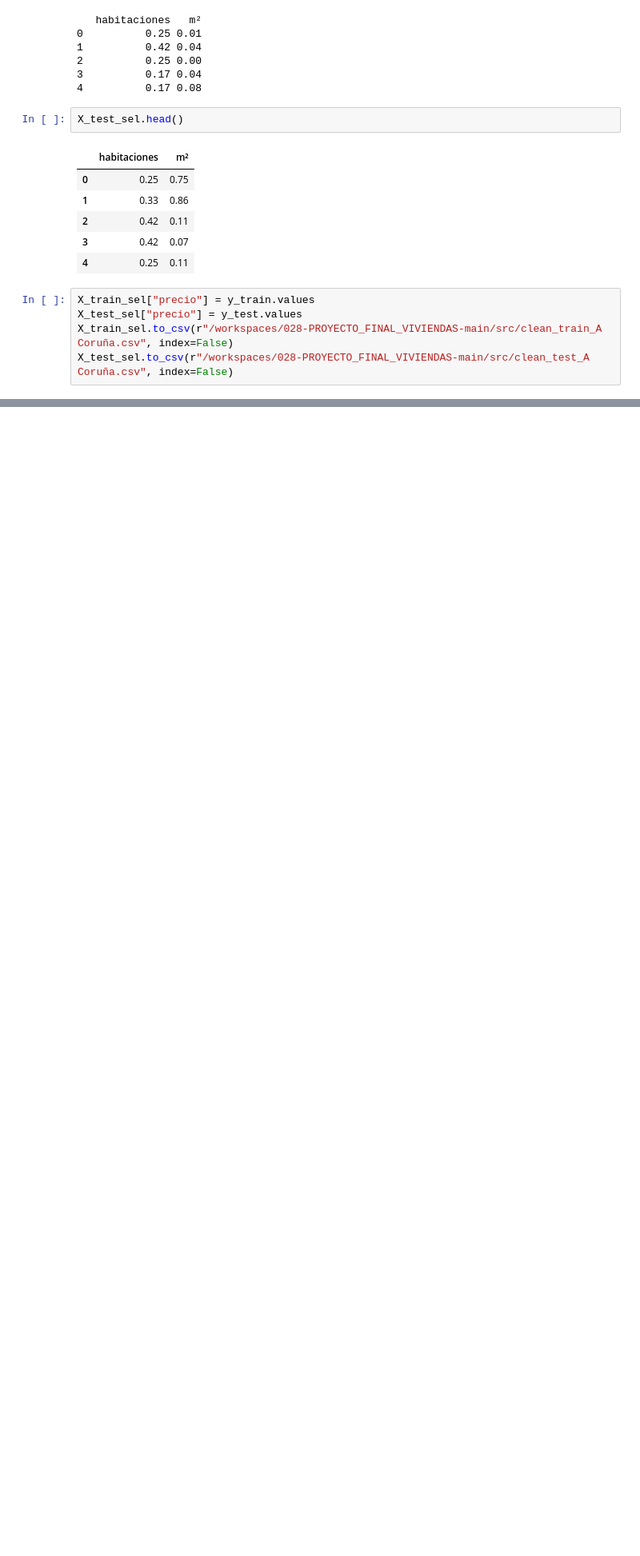
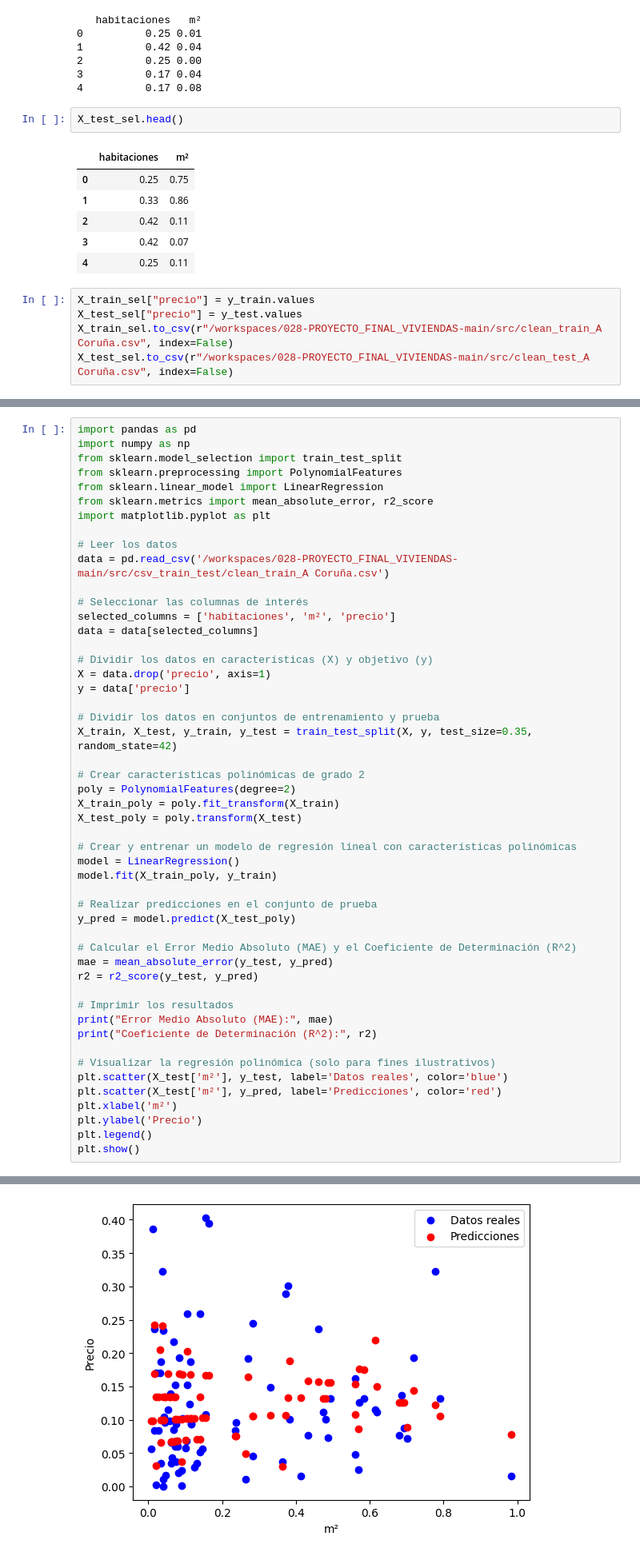
Before and after one commit to 4GeeksAcademy/028-PROYECTO_FINAL_VIVIENDAS-main-4geeks, a Jupyter notebook: src/prova.ipynb, the cells around one changed output, grey strips where cells are left out. Shown at 80% size. Saved outputs shown, nothing was run; the diff lists cells and outputs as text; blank space fills up the shorter version.

Commit message:
trainingtest

```diff
--- a/src/prova.ipynb
+++ b/src/prova.ipynb
@@ -399,0 +482,51 @@ X_test_sel.to_csv(r"/workspaces/028-PROYECTO_FINAL_VIVIENDAS-main/src/clean_test
+# %%
+import pandas as pd
+import numpy as np
+from sklearn.model_selection import train_test_split
+from sklearn.preprocessing import PolynomialFeatures
+from sklearn.linear_model import LinearRegression
+from sklearn.metrics import mean_absolute_error, r2_score
+import matplotlib.pyplot as plt
+
+# Leer los datos
+data = pd.read_csv('/workspaces/028-PROYECTO_FINAL_VIVIENDAS-main/src/csv_train_test/clean_train_A Coruña.csv')
+
+# Seleccionar las columnas de interés
+selected_columns = ['habitaciones', 'm²', 'precio']
+data = data[selected_columns]
+
+# Dividir los datos en características (X) y objetivo (y)
+X = data.drop('precio', axis=1)
+y = data['precio']
+
+# Dividir los datos en conjuntos de entrenamiento y prueba
+X_train, X_test, y_train, y_test = train_test_split(X, y, test_size=0.35, random_state=42)
+
+# Crear características polinómicas de grado 2
+poly = PolynomialFeatures(degree=2)
+X_train_poly = poly.fit_transform(X_train)
+X_test_poly = poly.transform(X_test)
+
+# Crear y entrenar un modelo de regresión lineal con características polinómicas
+model = LinearRegression()
+model.fit(X_train_poly, y_train)
+
+# Realizar predicciones en el conjunto de prueba
+y_pred = model.predict(X_test_poly)
+
+# Calcular el Error Medio Absoluto (MAE) y el Coeficiente de Determinación (R^2)
+mae = mean_absolute_error(y_test, y_pred)
+r2 = r2_score(y_test, y_pred)
+
+# Imprimir los resultados
+print("Error Medio Absoluto (MAE):", mae)
+print("Coeficiente de Determinación (R^2):", r2)
+
+# Visualizar la regresión polinómica (solo para fines ilustrativos)
+plt.scatter(X_test['m²'], y_test, label='Datos reales', color='blue')
+plt.scatter(X_test['m²'], y_pred, label='Predicciones', color='red')
+plt.xlabel('m²')
+plt.ylabel('Precio')
+plt.legend()
+plt.show()
+# %% [output]
@@ -399,0 +535 @@ X_test_sel.to_csv(r"/workspaces/028-PROYECTO_FINAL_VIVIENDAS-main/src/clean_test
+[figure, added]
```
Also changed, not shown: parts of 9 cells of this notebook.
